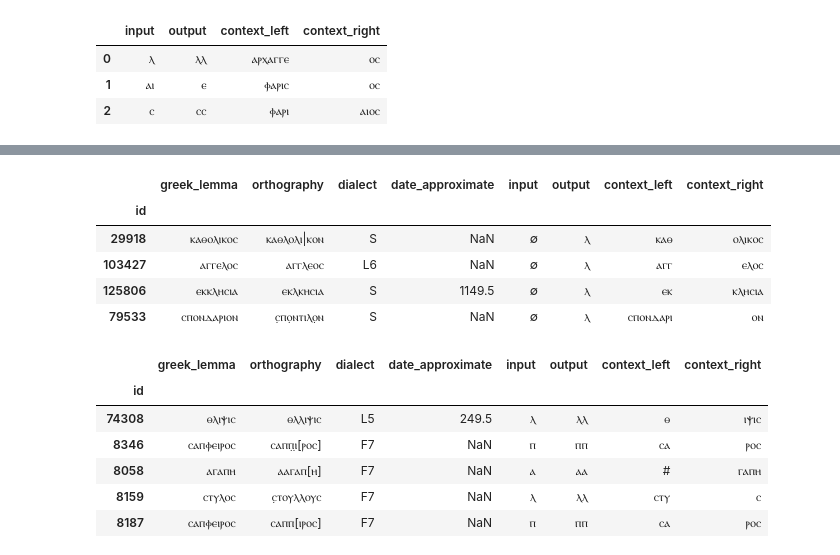
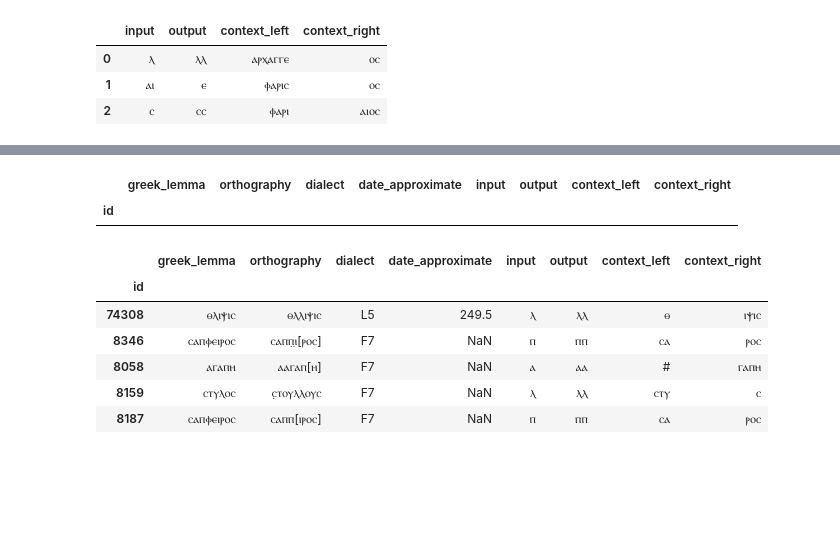
Before and after one commit to kmein/greek-coptic, a Jupyter notebook: greek-coptic.ipynb, the cells around one changed output, grey strips where cells are left out. Drawn from its saved outputs; the diff is of its cells as text; code cells hidden in the pictures; blank space fills up the shorter version.

```diff
--- a/greek-coptic.ipynb
+++ b/greek-coptic.ipynb
@@ -438,8 +459,7 @@ An example: the Greek word `ⲫⲁⲣⲙⲁⲕⲉⲓⲁ` is occasionally spelled
 # %%
-vowels = {"ⲁ", "ⲉ", "ⲏ", "ⲓ", "ⲟ", "ⲱ","ⲩ"}
+vowels = {"ⲁ", "ⲉ", "ⲏ", "ⲓ", "ⲟ", "ⲱ", "ⲩ"}
 
 remove_null = lambda x: x.replace("∅", "") if len(x) > 1 else x
-
 
 def fix_CV_or_VC(edit):
     group_cv = lambda string: [(b, "".join(cs)) for b, cs in itertools.groupby(string, key=lambda x: x in vowels)]
@@ -450,7 +470,7 @@ def fix_CV_or_VC(edit):
             edits = []
             position = 0
             context_left = ""
-            context_right = "".join(output_cv_groups)
+            context_right = "".join(input_cv_groups)
             for input_cv, output_cv in zip(input_cv_groups, output_cv_groups, strict=True):
                 position += len(input_cv)
                 edits.append({
@@ -465,10 +485,3 @@ def fix_CV_or_VC(edit):
             return [edit]
     except ValueError:
         return [edit]
-
-fix_CV_or_VC({
-    "input": "ⲕⲉⲓ",
-    "output": "ⲅⲓ",
-    "context_left": "ⲫⲁⲣⲙⲁ",
-    "context_right": "ⲁ"
-})
@@ -583,5 +585,8 @@ list(get_required_edits_improved("ⲙⲁⲥⲧⲓⲝ", "ⲙⲁⲥⲥⲓⲅⲝ"))
 # %%
-df_diff = df_simple.apply(lambda row: list(get_required_edits_improved(row["greek_lemma"], row["orthography_clean"])), axis=1).explode().dropna()
+df_diff = df_simple.apply(
+    lambda row: list(get_required_edits_improved(row["greek_lemma"], row["orthography_clean"])),
+    axis=1
+).explode().dropna()
 df_diff = pd.DataFrame(df_diff.tolist(), index=df_diff.index)
 df_diff = pd.merge(df_simple[["greek_lemma", "orthography", "dialect", "date_approximate"]], df_diff, on="id")
 df_diff = df_diff[df_diff["greek_lemma"].str.len() > 0]
@@ -658,5 +628,0 @@ pd.crosstab(df_diff["input"], df_diff["output"])
-# %%
-pd.set_option('display.max_rows', 4500)
-df_diff[["context_left", "input", "output"]].value_counts()
-#df_diff#[["input", "output"]].value_counts()
-#df_diff.apply(lambda row: row["input"] + " → " + row["output"] + " / " + row["context_left"] + "_" + row["context_right"], axis=1).value_counts().head(100)
@@ -720,12 +721,8 @@ Name: greek_lemma, dtype: object
 # %%
-df_diff[(df_diff["input"] == "∅") & (df_diff["output"] == "ⲗ")]
+df_diff[(df_diff["input"] == "ⲧ") & (df_diff["output"] == "ϥⲧ")]
 # %% [output]
 |  | greek_lemma | orthography | dialect | date_approximate | input | output | context_left | context_right |
 | id |  |  |  |  |  |  |  |  |
-| 29918 | ⲕⲁⲑⲟⲗⲓⲕⲟⲥ | ⲕⲁⲑⲗⲟⲗⲓ|ⲕⲟⲛ | S | NaN | ∅ | ⲗ | ⲕⲁⲑ | ⲟⲗⲓⲕⲟⲥ |
-| 103427 | ⲁⲅⲅⲉⲗⲟⲥ | ⲁⲅⲅⲗⲉⲟⲥ | L6 | NaN | ∅ | ⲗ | ⲁⲅⲅ | ⲉⲗⲟⲥ |
-| 125806 | ⲉⲕⲕⲗⲏⲥⲓⲁ | ⲉⲕⲗⲕⲏⲥⲓⲁ | S | 1149.5 | ∅ | ⲗ | ⲉⲕ | ⲕⲗⲏⲥⲓⲁ |
-| 79533 | ⲥⲡⲟⲛⲇⲁⲣⲓⲟⲛ | ⲥ̣ⲡⲟ̣ⲛⲧⲓⲗⲟ̣ⲛ | S | NaN | ∅ | ⲗ | ⲥⲡⲟⲛⲇⲁⲣⲓ | ⲟⲛ |
 # %%
 df_diff[(df_diff["input"] * 2 == df_diff["output"])]
 # %% [output]
```
Also changed, not shown: parts of 42 cells of this notebook.
